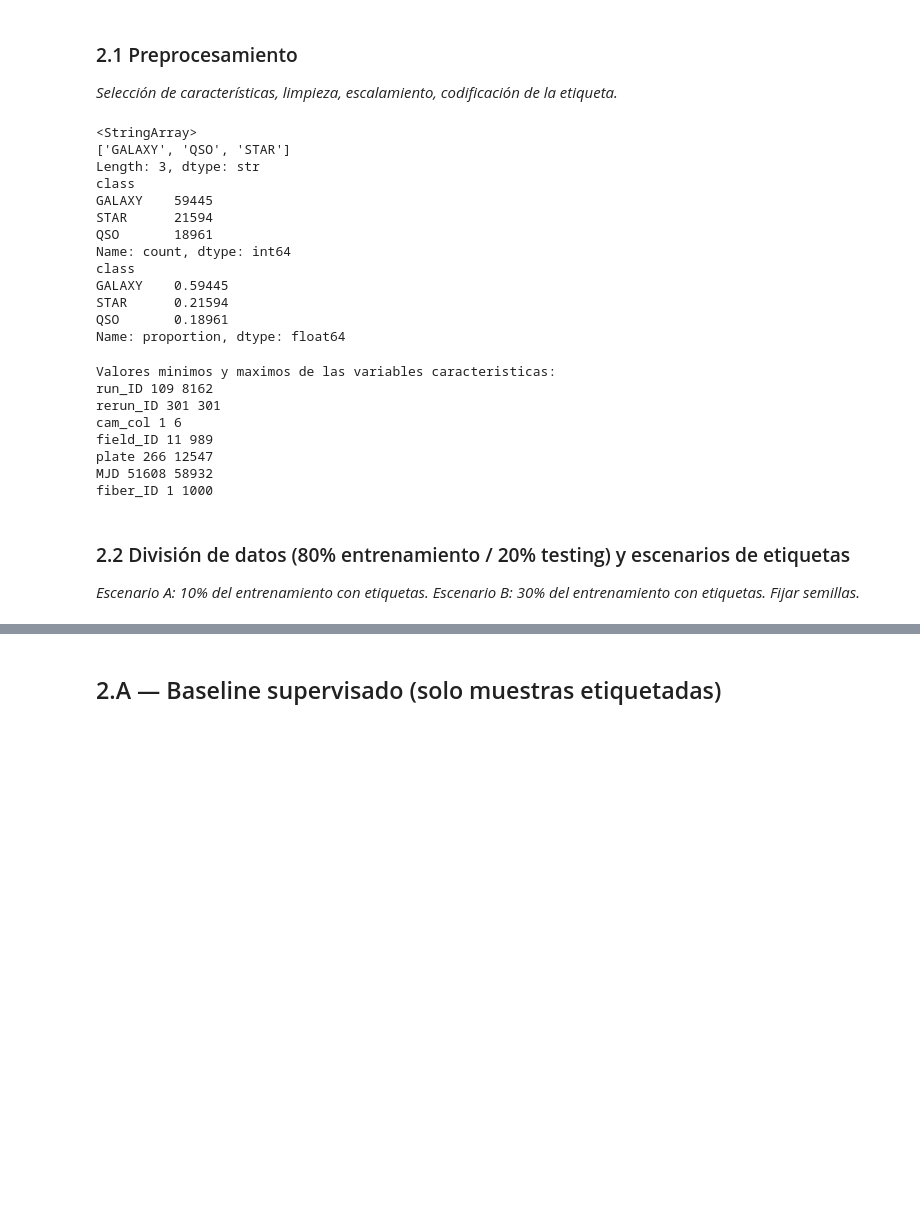
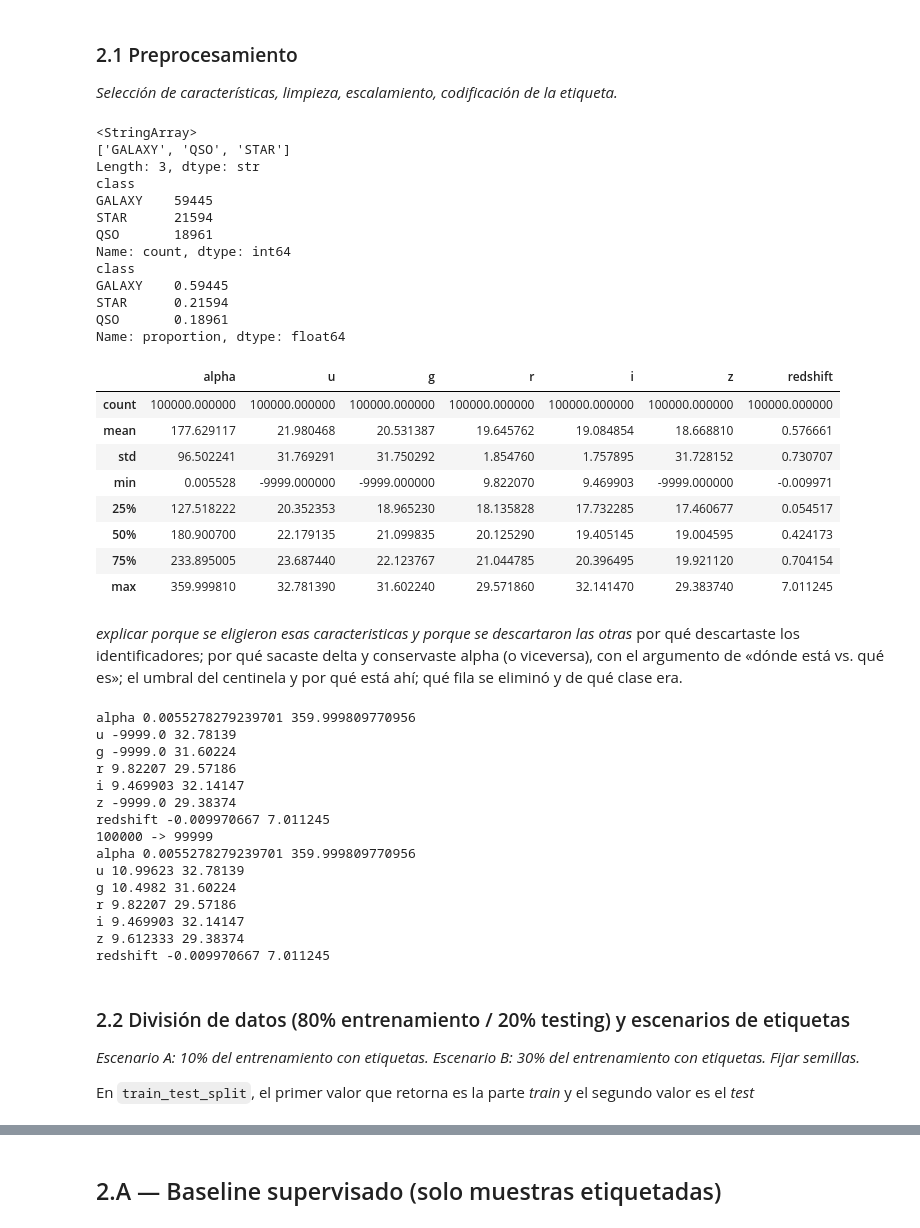
Before and after one commit to AH0106/Tarea2_IA, a Jupyter notebook: notebooks/tarea2.ipynb, the cells around one changed output, grey strips where cells are left out. Saved outputs shown, nothing was run; the diff lists cells and outputs as text; code cells hidden in the pictures; blank space fills up the shorter version.

```diff
--- a/notebooks/tarea2.ipynb
+++ b/notebooks/tarea2.ipynb
@@ -656,60 +676,90 @@ memory usage: 13.7 MB
 
 _Selección de características, limpieza, escalamiento, codificación de la etiqueta._
 # %%
-
-
 print(df_sd['class'].unique())
 print(df_sd['class'].value_counts())
 print(df_sd['class'].value_counts(normalize=True))
+
+caracteristicas =[
+    'alpha',
+    'u',
+    'g',
+    'r',
+    'i',
+    'z',
+    'redshift'
+]
+df_sd[caracteristicas].describe()
 # %% [output]
 <StringArray>
 ['GALAXY', 'QSO', 'STAR']
 Length: 3, dtype: str
 class
 GALAXY    59445
 STAR      21594
 QSO       18961
 Name: count, dtype: int64
 class
 GALAXY    0.59445
 STAR      0.21594
 QSO       0.18961
 Name: proportion, dtype: float64
+|  | alpha | u | g | r | i | z | redshift |
+| count | 100000.000000 | 100000.000000 | 100000.000000 | 100000.000000 | 100000.000000 | 100000.000000 | 100000.000000 |
+| mean | 177.629117 | 21.980468 | 20.531387 | 19.645762 | 19.084854 | 18.668810 | 0.576661 |
+| std | 96.502241 | 31.769291 | 31.750292 | 1.854760 | 1.757895 | 31.728152 | 0.730707 |
+| min | 0.005528 | -9999.000000 | -9999.000000 | 9.822070 | 9.469903 | -9999.000000 | -0.009971 |
+| 25% | 127.518222 | 20.352353 | 18.965230 | 18.135828 | 17.732285 | 17.460677 | 0.054517 |
+| 50% | 180.900700 | 22.179135 | 21.099835 | 20.125290 | 19.405145 | 19.004595 | 0.424173 |
+| 75% | 233.895005 | 23.687440 | 22.123767 | 21.044785 | 20.396495 | 19.921120 | 0.704154 |
+| max | 359.999810 | 32.781390 | 31.602240 | 29.571860 | 32.141470 | 29.383740 | 7.011245 |
+# %% [markdown]
+_explicar porque se eligieron esas caracteristicas y porque se descartaron las otras_
+por qué descartaste los identificadores;
+por qué sacaste delta y conservaste alpha (o viceversa), con el argumento de «dónde está vs. qué es»;
+el umbral del centinela y por qué está ahí;
+qué fila se eliminó y de qué clase era.
 # %%
-caracteristicas =[
-    'run_ID',
-    'rerun_ID',
-    'cam_col',
-    'field_ID',
-    'plate',
-    'MJD',
-    'fiber_ID'
-]
-df_sd[caracteristicas].describe()
+for col in df_sd[caracteristicas]:
+    print(col, df_sd[col].min(), df_sd[col].max())
 
 
-y = df_sd['class']
-X = df_sd[caracteristicas]
+mask = (df_sd[caracteristicas] >= -100).all(axis=1)
 
 
+clean = df_sd[mask].copy()
+print(len(df_sd), '->', len(clean) )
 
-print("Valores minimos y maximos de las variables caracteristicas:")
 
-for col in df_sd[caracteristicas]:
-    print(col, df_sd[col].min(), df_sd[col].max())
+for col in clean[caracteristicas]:
+    print(col, clean[col].min(), clean[col].max())
+
+
+y = clean['class']
+X = clean[caracteristicas]
 # %% [output]
-Valores minimos y maximos de las variables caracteristicas:
-run_ID 109 8162
-rerun_ID 301 301
-cam_col 1 6
-field_ID 11 989
-plate 266 12547
-MJD 51608 58932
-fiber_ID 1 1000
+alpha 0.0055278279239701 359.999809770956
+u -9999.0 32.78139
+g -9999.0 31.60224
+r 9.82207 29.57186
+i 9.469903 32.14147
+z -9999.0 29.38374
+redshift -0.009970667 7.011245
+100000 -> 99999
+alpha 0.0055278279239701 359.999809770956
+u 10.99623 32.78139
+g 10.4982 31.60224
+r 9.82207 29.57186
+i 9.469903 32.14147
+z 9.612333 29.38374
+redshift -0.009970667 7.011245
 # %% [markdown]
 ### 2.2 División de datos (80% entrenamiento / 20% testing) y escenarios de etiquetas
 
 _Escenario A: 10% del entrenamiento con etiquetas. Escenario B: 30% del entrenamiento con etiquetas. Fijar semillas._
+
+
+En  `train_test_split`, el primer valor que retorna es la parte *train* y el segundo valor es el *test*
 # %%
 split_test = 0.20
 split_train = 0.80
```
Also changed, not shown: parts of 8 cells of this notebook.
